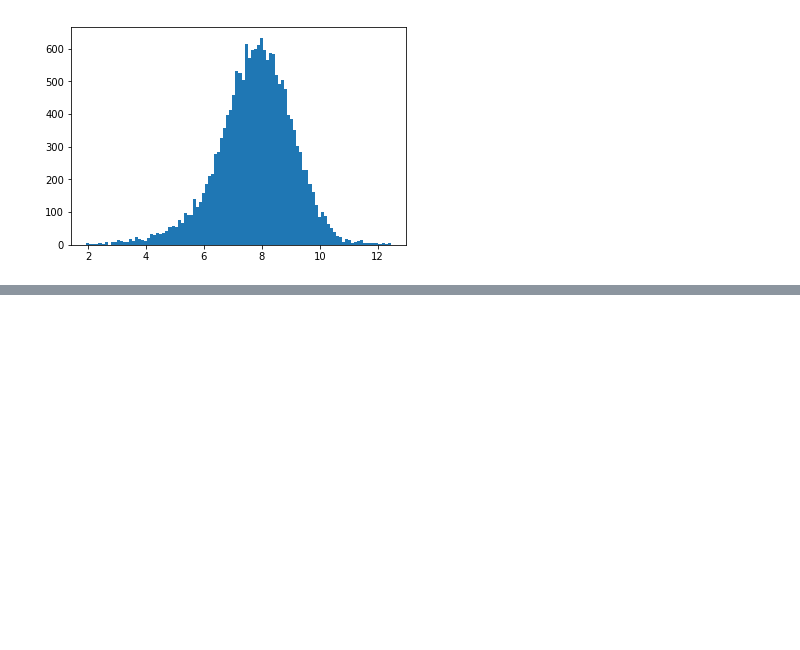
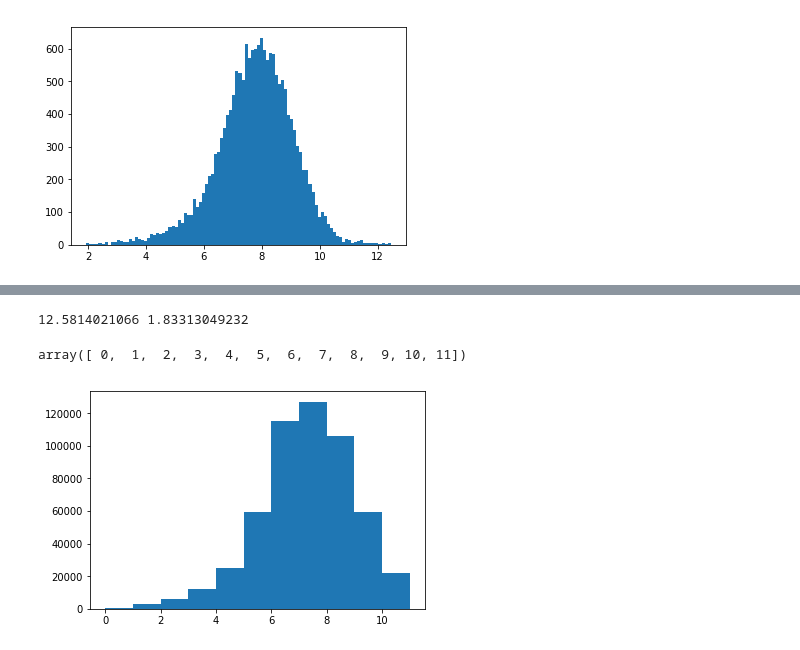
Before and after one commit to huwenjie333/cnn-population-mapping, a Jupyter notebook: code/pop_data_preprocess.ipynb, the cells around one changed output, grey strips where cells are left out. Drawn from its saved outputs; the diff is of its cells as text; code cells hidden in the pictures; blank space fills up the shorter version.

```diff
--- a/code/pop_data_preprocess.ipynb
+++ b/code/pop_data_preprocess.ipynb
@@ -420,2 +421,2 @@ df_state24.to_csv('/home/timhu/data/state24_jpgpaths_clean_17k_May17.csv')
 # %%
-# df = pd.read_csv('/home/timhu/data/all_jpgpaths_clean_538k_May14.csv')
+df = pd.read_csv('/home/timhu/data/all_jpgpaths_clean_538k_May17.csv', index_col=0)
@@ -425,0 +432,19 @@ df_state24.to_csv('/home/timhu/data/state24_jpgpaths_clean_17k_May17.csv')
+# %%
+print(df.pop_density_log2.max(), df.pop_density_log2.min())
+# %% [output]
+12.5814021066 1.83313049232
+# %%
+# make classification label by floor to nearest integer and subtract minimum value to have 0-index,
+# which makes easier for one-hot encoding later
+df['pop_density_log2_class'] = np.floor(df['pop_density_log2']).astype(int)
+df['pop_density_log2_class'] = df['pop_density_log2_class'] - df.pop_density_log2_class.min()
+# %%
+# e.g. class 1 has pop_density 2^2 to 2^3
+np.unique(df.pop_density_log2_class.values)
+# %% [output]
+array([ 0,  1,  2,  3,  4,  5,  6,  7,  8,  9, 10, 11])
+# %%
+# distribution of log2 density class
+n, bins, patches = plt.hist(df.pop_density_log2_class.values, bins=range(df.pop_density_log2_class.max()+1))
+# %% [output]
+[figure, added]
```
Also changed, not shown: parts of 9 cells of this notebook, 6 other files.
